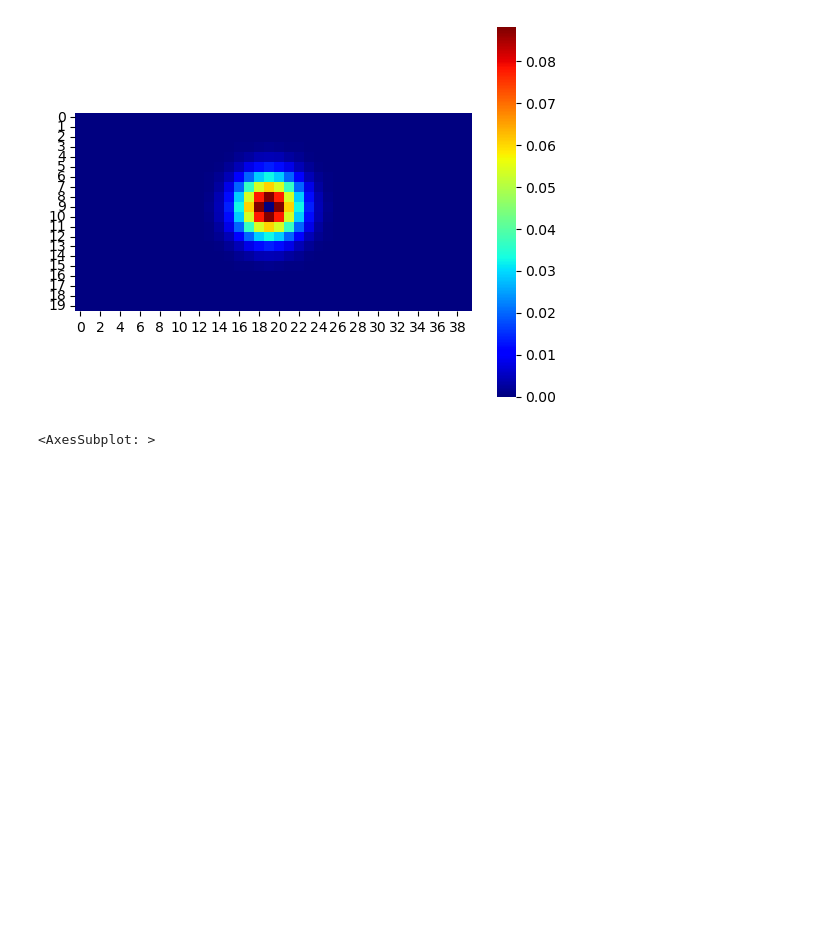
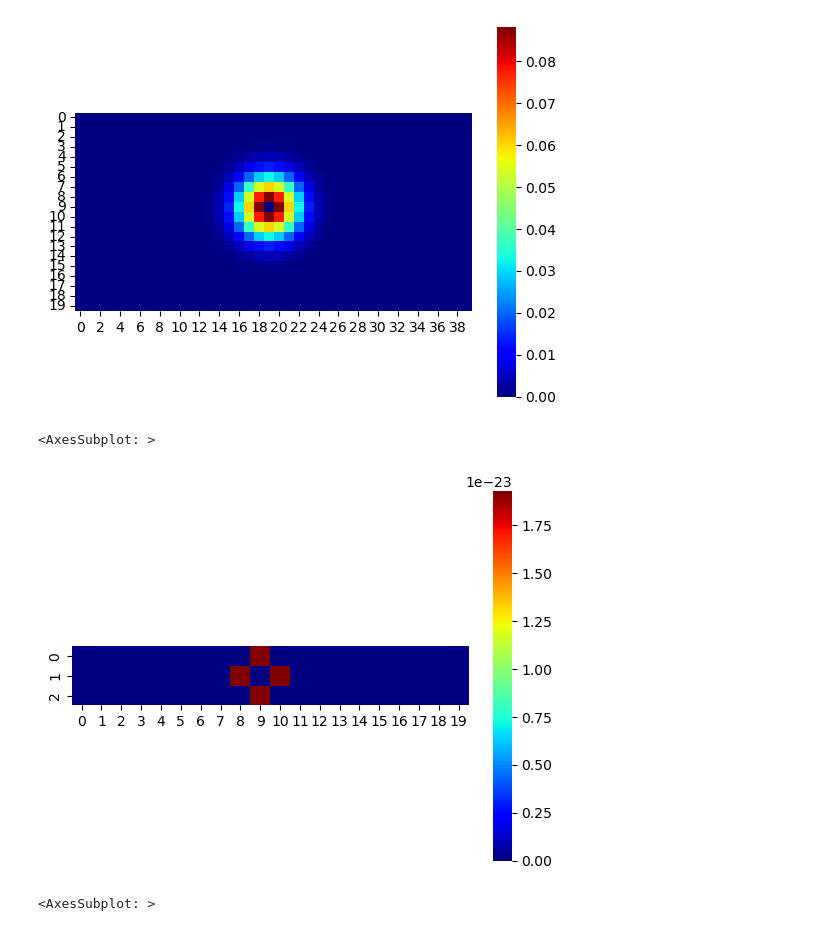
Before and after one commit to Unka-Malloc/Python-Neuron-Stimuli, a Jupyter notebook: CCN-CW1.ipynb, the cells around one changed output. Cells and saved outputs as stored; diff of their text form; code cells hidden in the pictures; blank space fills up the shorter version.

```diff
--- a/CCN-CW1.ipynb
+++ b/CCN-CW1.ipynb
@@ -174,5 +164,10 @@ def get_matrix_for_ij_a(i_o, j_o, M, N):
 # %%
-all_conn_a = conn_a()
+matrix_a = all_conn_a[(10, 2)]
+
+sns.heatmap(matrix_a, square=True, cmap="jet")
+# %% [output]
+<AxesSubplot: >
+[figure, added]
 # %%
 W0_t = 6.5
 B0_t = 2.5
```
Also changed, not shown: parts of 13 cells of this notebook, 1 other file.
